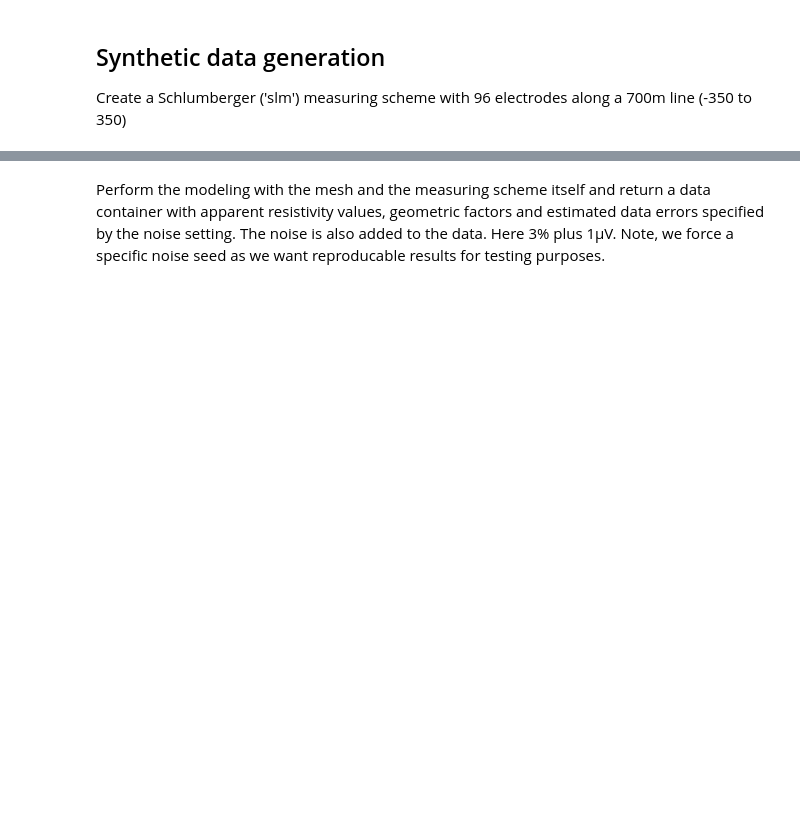
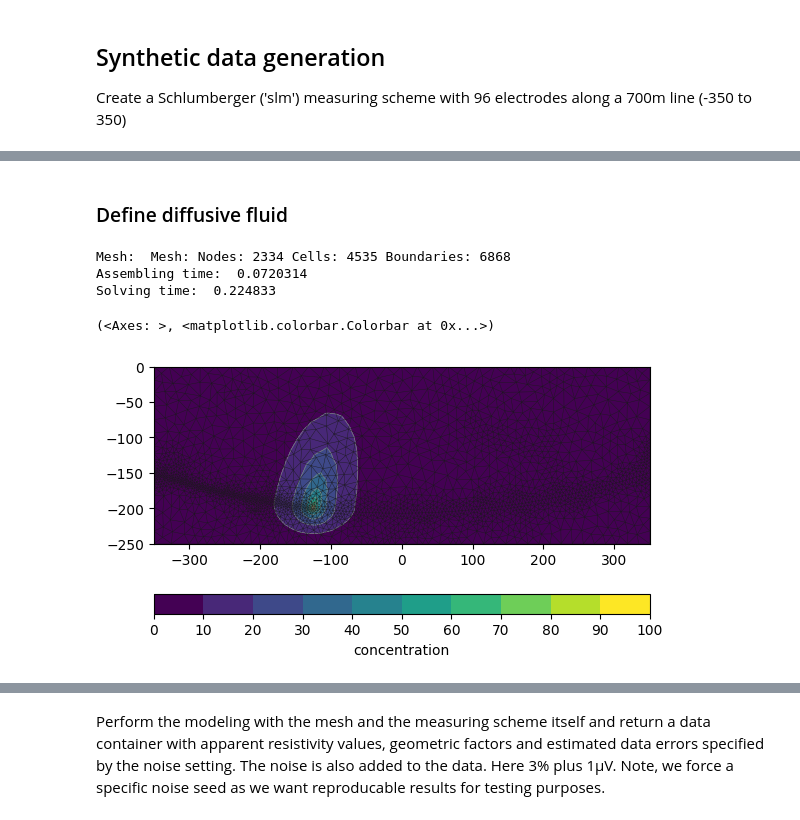
Before and after one commit to jcmefra/Aguas_Vichy, a Jupyter notebook: Modelling_complex.ipynb, the cells around one changed output, grey strips where cells are left out. Saved outputs shown, nothing was run; the diff lists cells and outputs as text; code cells hidden in the pictures; blank space fills up the shorter version.

```diff
--- a/Modelling_complex.ipynb
+++ b/Modelling_complex.ipynb
@@ -113,0 +87,22 @@ rhomap = [[1, 100.],
+# %% [markdown]
+### Define diffusive fluid
+# %%
+diff = pg.solver.cellValues(mesh, {2: pg.solver.createAnisotropyMatrix(0.1, 0.1, 0.0),
+                                   3: pg.solver.createAnisotropyMatrix(0.1, 0.1, 0.0),
+                                   1: pg.solver.createAnisotropyMatrix(1, 100, 20.0*np.pi/180)}
+                                   )
+iPosID = mesh.findNearestNode(iPos)
+
+# stationary solution
+Cond = pg.solver.solve(mesh, a=diff,
+                    bc={'Dirichlet': {'-1': 0.0, '-2': 0.0}, 'Neumann': {'-1': -1},
+                        'Node':[iPosID, 100]}, verbose=True)
+
+pg.show(mesh, Cond, label='concentration', showMesh=True,
+        cMin=0, cMax=100,  nCols=10, nLevs=11, linewidths=0.5)
+# %% [output]
+Mesh:  Mesh: Nodes: 2334 Cells: 4535 Boundaries: 6868
+Assembling time:  0.0720314
+Solving time:  0.224833
+(<Axes: >, <matplotlib.colorbar.Colorbar at 0x...>)
+[figure, added]
```
Also changed, not shown: parts of 13 cells of this notebook, 1 other file.
